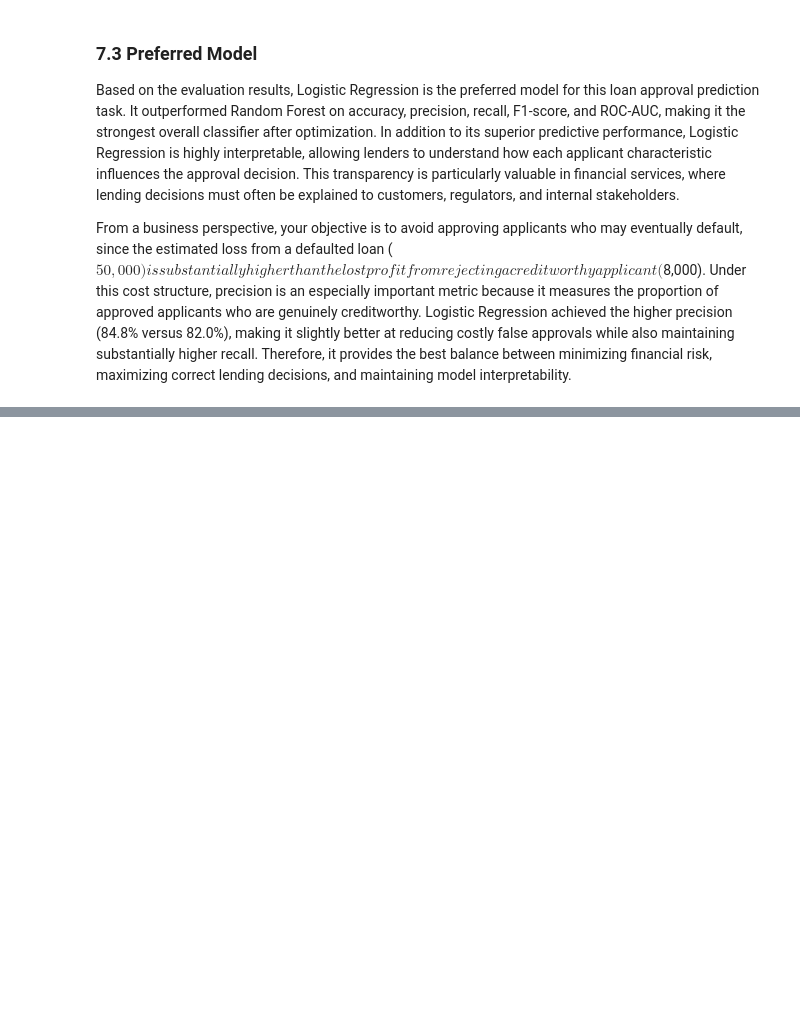
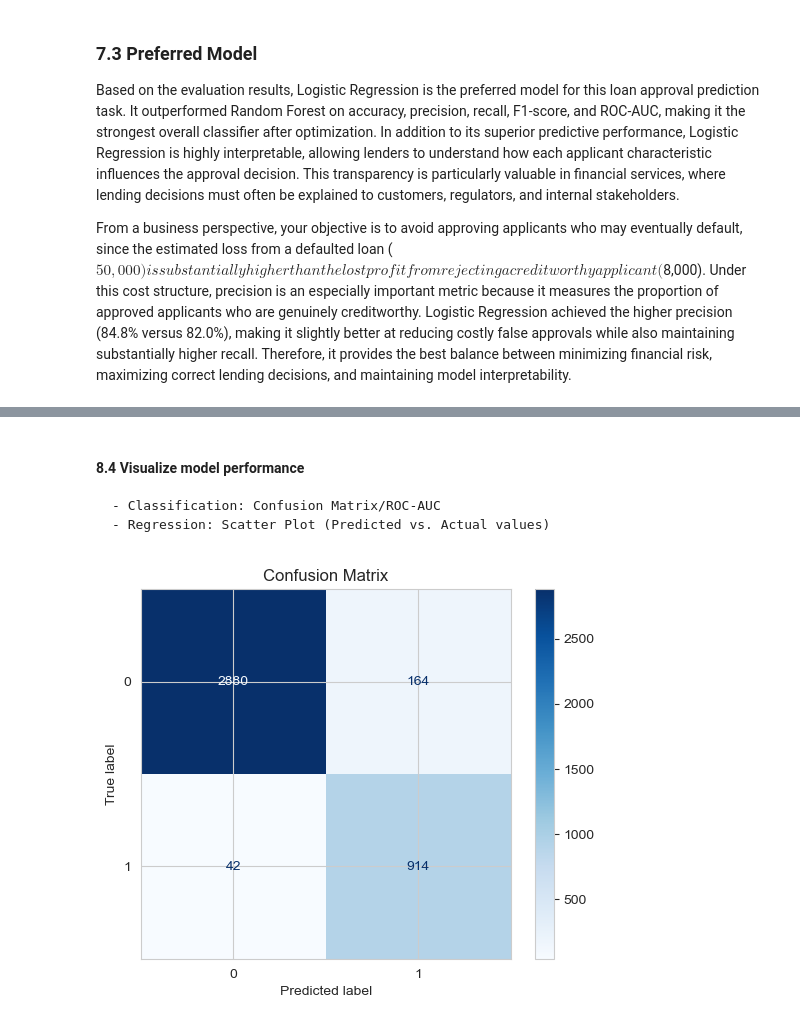
Before and after one commit to nyagayamonica/ML_LoanApproval, a Jupyter notebook: financial_loan_risk.ipynb, the cells around one changed output, grey strips where cells are left out. Saved outputs shown, nothing was run; the diff lists cells and outputs as text; code cells hidden in the pictures; blank space fills up the shorter version.

```diff
--- a/financial_loan_risk.ipynb
+++ b/financial_loan_risk.ipynb
@@ -1317,6 +1319,9 @@ log_param_grid = {
     'classifier__solver': ['lbfgs']
 }
 # %%
+# Use the previously defined StratifiedKFold object for grid search
+cv = cross_val
+
 log_grid = GridSearchCV(
     estimator=log_pipeline,
     param_grid=log_param_grid,
@@ -1535,0 +1784,18 @@ From a business perspective, your objective is to avoid approving applicants who
+# %% [markdown]
+#### 8.4 Visualize model performance
+    - Classification: Confusion Matrix/ROC-AUC
+    - Regression: Scatter Plot (Predicted vs. Actual values)
+# %%
+# Visualize the confusionmatrix
+
+ConfusionMatrixDisplay.from_estimator(
+    best_log_model,
+    X_test,
+    y_test,
+    cmap="Blues"
+)
+
+plt.title("Confusion Matrix")
+plt.show()
+# %% [output]
+[figure, added]
```
Also changed, not shown: parts of 22 cells of this notebook.
